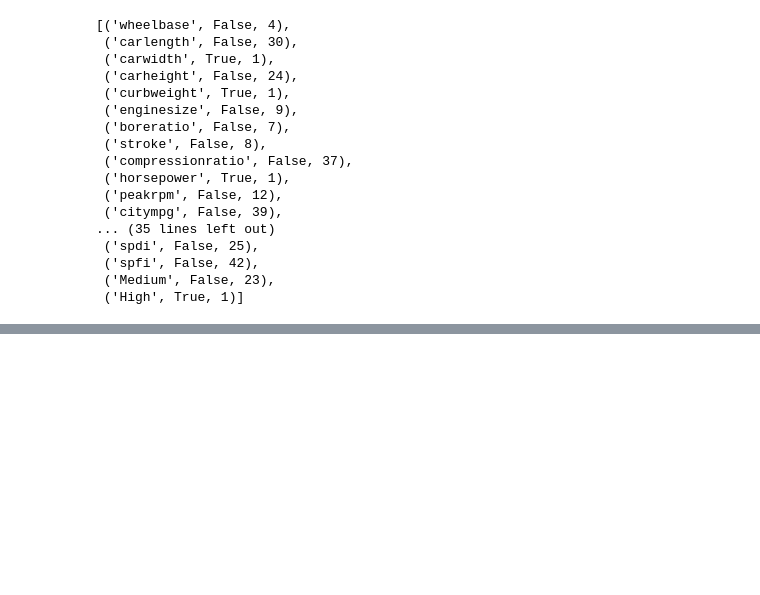
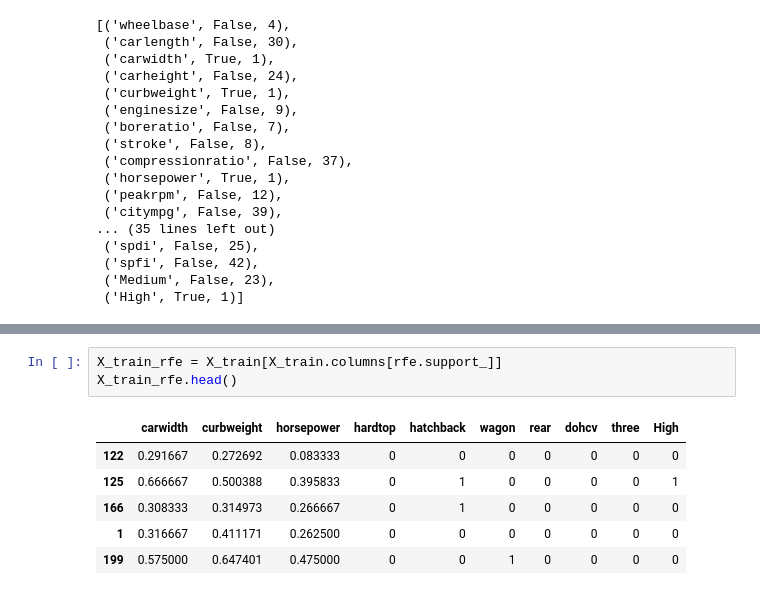
Before and after one commit to rishavhack/Projects-On-MachineLearning-OpenCV-NLP, a Jupyter notebook: Project 7 Car Price - Multiple Linear Regression/Car Price - Multiple Linear Regression.ipynb, the cells around one changed output, grey strips where cells are left out. Saved outputs shown, nothing was run; the diff lists cells and outputs as text; blank space fills up the shorter version.

```diff
--- a/Project 7 Car Price - Multiple Linear Regression/Car Price - Multiple Linear Regression.ipynb
+++ b/Project 7 Car Price - Multiple Linear Regression/Car Price - Multiple Linear Regression.ipynb
@@ -468,0 +476,10 @@ list(zip(X_train.columns,rfe.support_,rfe.ranking_))
+# %%
+X_train_rfe = X_train[X_train.columns[rfe.support_]]
+X_train_rfe.head()
+# %% [output]
+|  | carwidth | curbweight | horsepower | hardtop | hatchback | wagon | rear | dohcv | three | High |
+| 122 | 0.291667 | 0.272692 | 0.083333 | 0 | 0 | 0 | 0 | 0 | 0 | 0 |
+| 125 | 0.666667 | 0.500388 | 0.395833 | 0 | 1 | 0 | 0 | 0 | 0 | 1 |
+| 166 | 0.308333 | 0.314973 | 0.266667 | 0 | 1 | 0 | 0 | 0 | 0 | 0 |
+| 1 | 0.316667 | 0.411171 | 0.262500 | 0 | 0 | 0 | 0 | 0 | 0 | 0 |
+| 199 | 0.575000 | 0.647401 | 0.475000 | 0 | 0 | 1 | 0 | 0 | 0 | 0 |
```
Also changed, not shown: parts of 4 cells of this notebook.
